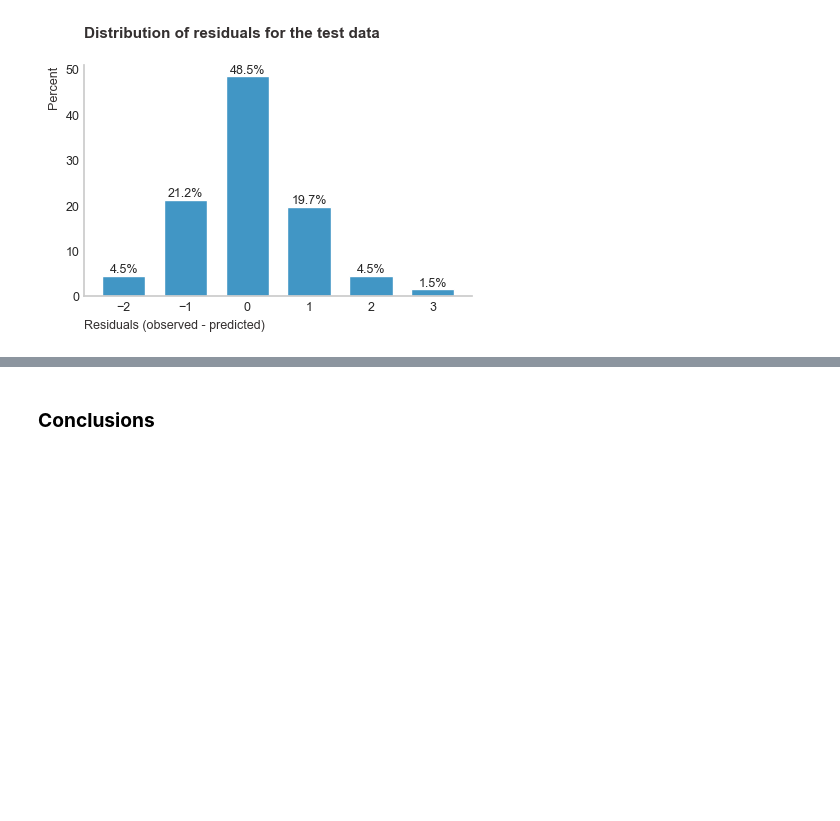
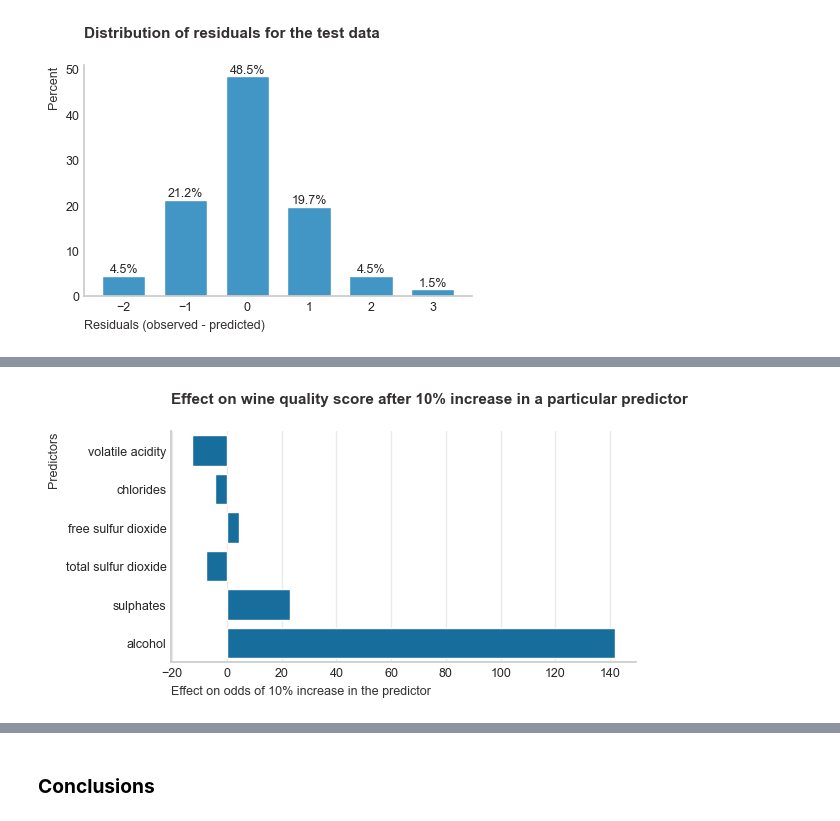
Before and after one commit to Gintare1985/Red-Wine-Quality-Project, a Jupyter notebook: notebooks/Red_wine_quality_analysis.ipynb, the cells around one changed output, grey strips where cells are left out. Saved outputs shown, nothing was run; the diff lists cells and outputs as text; code cells hidden in the pictures; blank space fills up the shorter version.

Commit message:
Corrections after peer review

```diff
--- a/notebooks/Red_wine_quality_analysis.ipynb
+++ b/notebooks/Red_wine_quality_analysis.ipynb
@@ -1568,7 +1571,7 @@ none_transf_stats = [(volatile_std, volatile_mean), (pH_std, pH_mean)]
 Finally, we get interpreted regression coefficients:
 # %%
 marginal_changes = []
-for col, std, coef, transf in zip(selected_cols, stds, coefs, transformations):
+for col, std, coef, transf in zip(selected_cols1, stds, coefs, transformations):
     marginal_change = utils.rescale_to_units(coef, std, 0.1, transf, none_transf_stats)
     marginal_changes.append(marginal_change)
     if transf == "None":
@@ -2070,0 +2230,4 @@ From the plot above we see that ~49% of the samples were correctly classified (i
+# %%
+X5 = X.drop(['residual sugar', 'density', 'pH', 'citric acid', 'fixed acidity'], axis=1)
+logit6 = sm.Logit(y, X5).fit()
+logit6.summary()
@@ -2070,0 +2258,27 @@ From the plot above we see that ~49% of the samples were correctly classified (i
+# %%
+# Extract only selected features in the model 6
+selected_features2 = np.r_[1, 4:7, 9:len(cols)]
+selected_cols2 = cols[selected_features2]
+logit6_coefs = logit6.params.iloc[1:]
+stds2 = scaler.scale_[selected_features2]
+transform_funcs2 = [transform_funcs[i] for i in selected_features2]
+transformations2 = ["None"] + ["Log"] * 5
+# %%
+changes_in_odds2 = []
+odds_ratios2 = []
+for std, coef, transf in zip(stds2, logit6_coefs, transformations2):
+    odds_ratio, perc_change = utils.rescale_to_odds(
+        coef, std, 0.1, transf, none_transf_stats
+    )
+    changes_in_odds2.append(perc_change)
+    odds_ratios2.append(odds_ratio)
+
+logit6_effects = pd.DataFrame(
+    {
+        "Coefficient": logit6_coefs,
+        "Transformation": transformations2,
+        "Odds ratio": odds_ratios2,
+        "Effect on odds of 10% increase in the predictor": changes_in_odds2,
+    }
+).reset_index().rename(columns={"index": "Predictors"})
+logit6_effects
@@ -2070,0 +2298,13 @@ From the plot above we see that ~49% of the samples were correctly classified (i
+# %%
+fig, ax = plt.subplots(figsize=(6, 3))
+sns.barplot(
+    data=logit6_effects,
+    x="Effect on odds of 10% increase in the predictor",
+    y="Predictors",
+)
+ax.set_title(
+    "Effect on wine quality score after 10% increase in a particular predictor", pad=20
+)
+plt.show();
+# %% [output]
+[figure, added]
```
Also changed, not shown: parts of 67 cells of this notebook, 2 other files.
